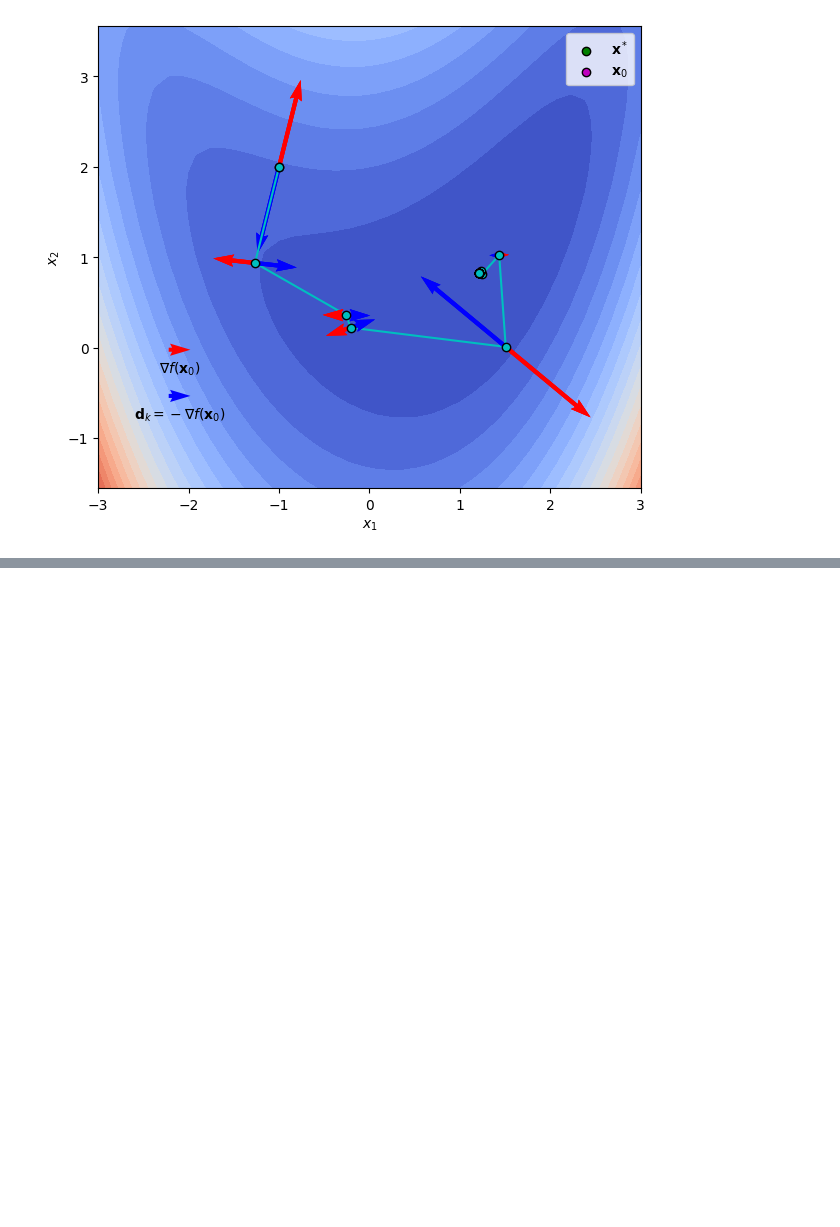
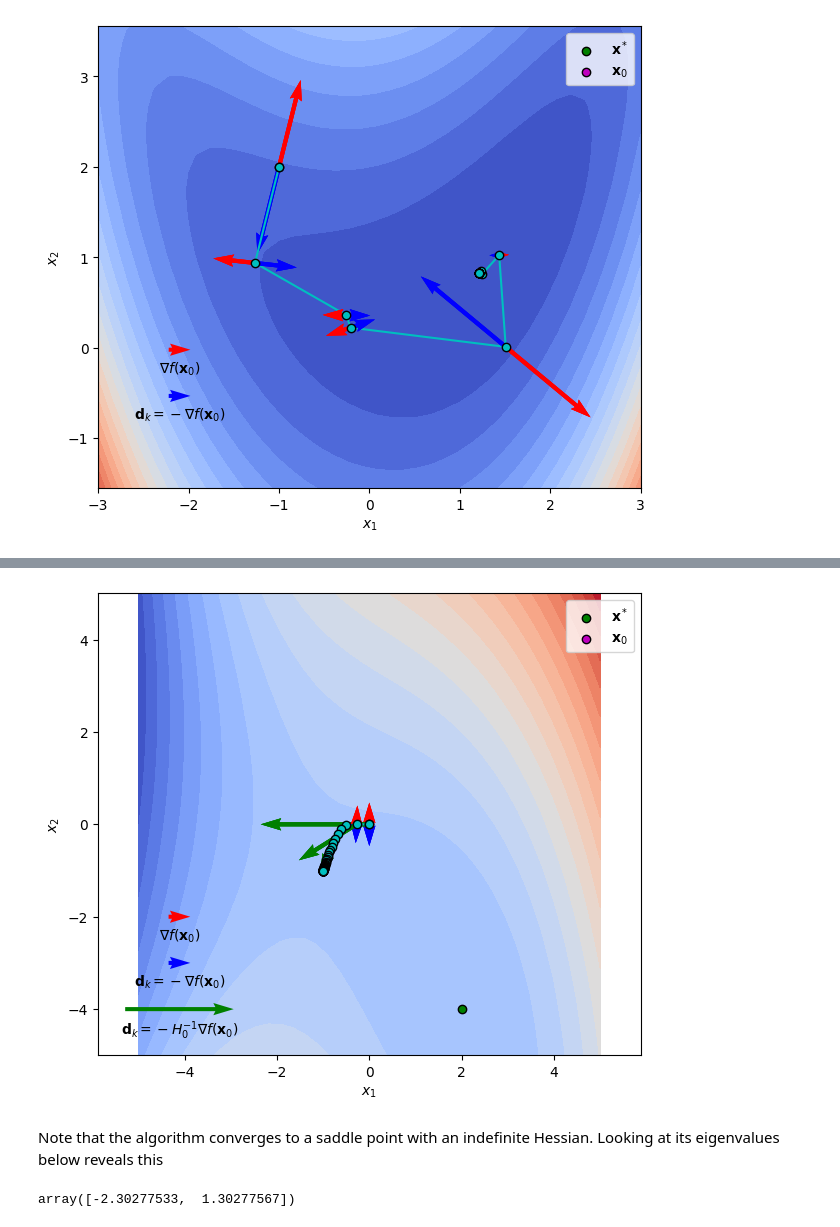
Before and after one commit to khbalhandawi/MECH559_notebooks, a Jupyter notebook: 5_unconstrained_algorithms/gradient_descent.ipynb, the cells around one changed output, grey strips where cells are left out. Saved outputs shown, nothing was run; the diff lists cells and outputs as text; code cells hidden in the pictures; blank space fills up the shorter version.

Commit message:
Add modified Cholesky example

```diff
--- a/5_unconstrained_algorithms/gradient_descent.ipynb
+++ b/5_unconstrained_algorithms/gradient_descent.ipynb
@@ -362,0 +382,12 @@ ax.plot(x,y, linestyle="-", marker="None", color="c", zorder=1);
+# %%
+import numpy as np
+
+f = lambda x: (1/3)*x[0,:]**3 + x[0,:]*x[1,:] + (1/2)*x[1,:]**2 + 2*x[1,:] - (2/3)
+grad_f = lambda x: np.array([[x[0,:]**2 + x[1,:]], [x[0,:] + x[1,:] +2]])
+H_f = lambda x: np.array([[list(2*x[0,:]), np.ones(x.shape[1])], [np.ones(x.shape[1]), np.ones(x.shape[1])]])
+# %%
+X1,X2 = np.meshgrid(np.linspace(-5,5,40),np.linspace(-5,5,40))
+X = np.vstack((X1.reshape([1,-1]),X2.reshape([1,-1]))) # flatten grids side-by-side
+
+Z = f(X)
+Z_grad = grad_f(X)
@@ -362,0 +398,59 @@ ax.plot(x,y, linestyle="-", marker="None", color="c", zorder=1);
+# %%
+from gradient_descent import GradientDesc
+
+x0 = np.array([0.0,0.0])
+x_opt = np.array([[-1, -1],[2, -4]])
+
+solver = GradientDesc(f,grad_f,H_f,x0[:,None],epsilon=0.4,beta=0.99,alpha=0.05,
+    direction="newton",line_search="armijo",hessian_approximation="exact",cholesky=False,verbose=False)
+
+origin = np.array([solver.xk.squeeze()]*3).T # origin point
+vectors = np.array([solver.grad_fk.squeeze(), -solver.grad_fk.squeeze(), -(np.linalg.pinv(solver.Hk) @ solver.grad_fk).squeeze()])
+# initialize figure
+fig, ax = plt.subplots(figsize=(7,6))
+# plot
+ax.contourf(X1, X2, Z.reshape(X1.shape),cmap=cm.coolwarm,levels=25,zorder=-1)
+Q = ax.quiver(*origin, vectors[0:1,0], vectors[0:1,1], color=['r',], scale=50, zorder=1)
+ax.quiverkey(Q, 0.15, 0.3, 2, r"$\nabla f(\mathbf{x}_0)$", labelpos='S', coordinates='axes')
+Q = ax.quiver(*origin, vectors[1:2,0], vectors[1:2,1], color=['b'], scale=50, zorder=1)
+ax.quiverkey(Q, 0.15, 0.2, 2, r"$\mathbf{d}_k = -\nabla f(\mathbf{x}_0)$", labelpos='S', coordinates='axes')
+Q = ax.quiver(*origin, vectors[2:3,0], vectors[2:3,1], color=['g'], scale=10, zorder=1)
+ax.quiverkey(Q, 0.15, 0.1, 2, r"$\mathbf{d}_k = -H_0^{-1}\nabla f(\mathbf{x}_0)$", labelpos='S', coordinates='axes')
+ax.scatter(x_opt[:,0], x_opt[:,1], marker="o", color="g", edgecolors="k", linestyle="None",label="$\mathbf{x}^*$",zorder=3)
+ax.scatter([x0[0],], [x0[1],], marker="o", color="m", edgecolors="k", linestyle="None",label="$\mathbf{x}_0$",zorder=3)
+ax.set_xlabel("$x_1$")
+ax.set_ylabel("$x_2$")
+ax.axis('equal')
+ax.set_xlim((-5,5))
+ax.set_ylim((-5,5))
+ax.legend()
+
+norms = []
+errors = []
+iterations = 100
+x = [solver.xk[0]]; y = [solver.xk[1]]
+for k in range(iterations):
+    norm,error_BFGS = solver.step()
+    norms += [norm]
+    errors += [error_BFGS]
+    x += [solver.xk[0]]; y += [solver.xk[1]]
+
+    if k%5 == 0:
+        origin = np.array([solver.xk.squeeze()]*3).T # origin point
+        vectors = np.array([solver.grad_fk.squeeze(), -solver.grad_fk.squeeze(), -(np.linalg.pinv(solver.Hk) @ solver.grad_fk).squeeze()])
+        Q = ax.quiver(*origin, vectors[0:1,0], vectors[0:1,1], color=['r',], scale=50, zorder=2)
+        Q = ax.quiver(*origin, vectors[1:2,0], vectors[1:2,1], color=['b'], scale=50, zorder=2)
+        Q = ax.quiver(*origin, vectors[2:3,0], vectors[2:3,1], color=['g'], scale=10, zorder=2)
+        fig.canvas.draw()
+
+ax.scatter(x,y, linestyle="None", marker="o", color="c", edgecolors="k",zorder=3)
+ax.plot(x,y, linestyle="-", marker="None", color="c", zorder=1);
+fig.savefig("unconstrainted_ex_wo_cholesky.pdf",bbox_inches="tight")
+# %% [output]
+[figure, added]
+# %% [markdown]
+Note that the algorithm converges to a saddle point with an indefinite Hessian. Looking at its eigenvalues below reveals this
+# %%
+np.linalg.eigvals(solver.Hk.squeeze())
+# %% [output]
+array([-2.30277533,  1.30277567])
```
Also changed, not shown: parts of 8 cells of this notebook, 1 other file.
